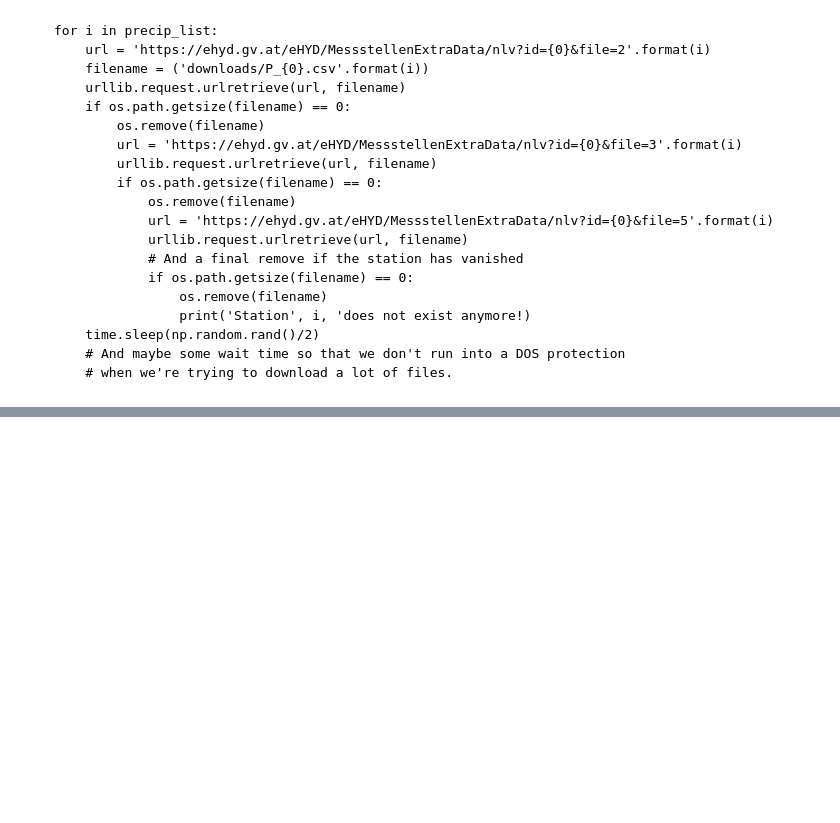
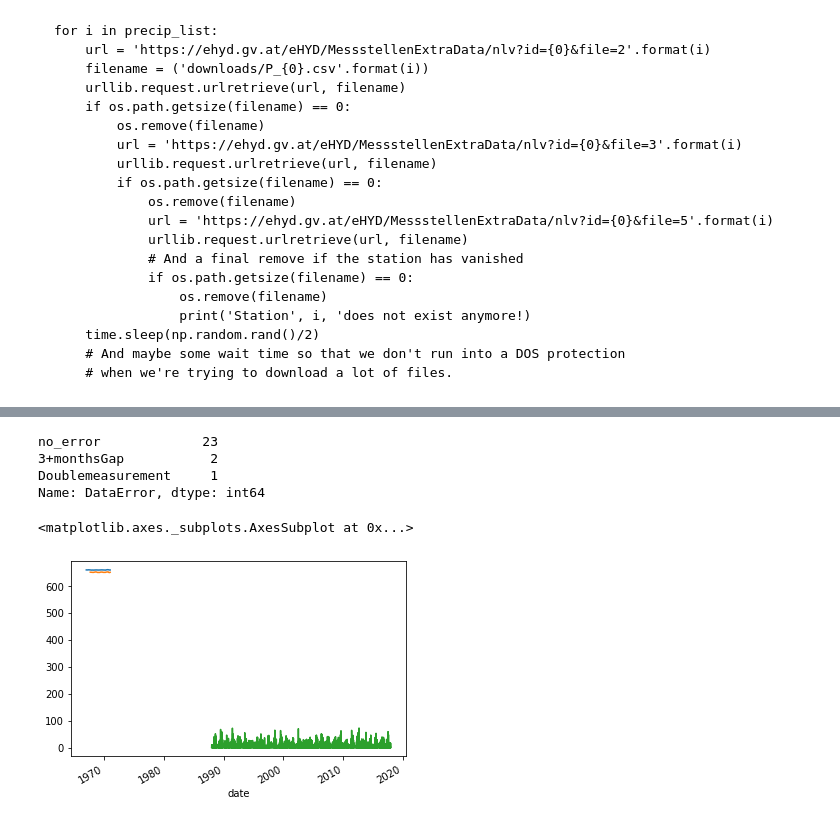
Before and after one commit to joha1/ehyd_reader, a Jupyter notebook: examples/example1.ipynb, the cells around one changed output, grey strips where cells are left out. Cells and saved outputs as stored; diff of their text form; code cells hidden in the pictures; blank space fills up the shorter version.

```diff
--- a/examples/example1.ipynb
+++ b/examples/example1.ipynb
@@ -100,0 +108,10 @@ Now, assuming we deleted the missing station, either by hand or by modifying the
+# %%
+# Set up a list of the csv files, an empty dataframe to be filled
+# and set our desired output to dataframe and loop over all the files.
+csv_list = glob.glob('downloads/*.csv*')
+Aichfeld = pd.DataFrame()
+output = 'df'
+
+for file in csv_list:
+    df = ehyd_reader(file, output)
+    Aichfeld = pd.concat([Aichfeld, df], axis=1)
@@ -100,0 +189,22 @@ Now, assuming we deleted the missing station, either by hand or by modifying the
+# %%
+# In order to know what we're going to select, let's have a look at what kind
+# of errors we have and how many of them.
+Aichfeld.columns.get_level_values('DataError').value_counts()
+# %% [output]
+no_error             23
+3+monthsGap           2
+Doublemeasurement     1
+Name: DataError, dtype: int64
+# %%
+# Most of the data appears to be free of errors, apart from three time series
+threeplus = Aichfeld.xs('3+monthsGap', level='DataError', drop_level=False, axis=1)
+double = Aichfeld.xs('Doublemeasurement', level='DataError', drop_level=False, axis=1)
+Aich_errors = pd.concat((threeplus, double), axis=1)
+# %%
+# Let's plot the data, using pandas inbuilt plotting function.
+# By default, legend is True and uses the whole multiindex, which will cover the whole plot.
+# So we switch it off.
+Aich_errors.plot(legend=False)
+# %% [output]
+<matplotlib.axes._subplots.AxesSubplot at 0x...>
+[figure, added]
```
Also changed, not shown: parts of 32 cells of this notebook, 1 other file.
